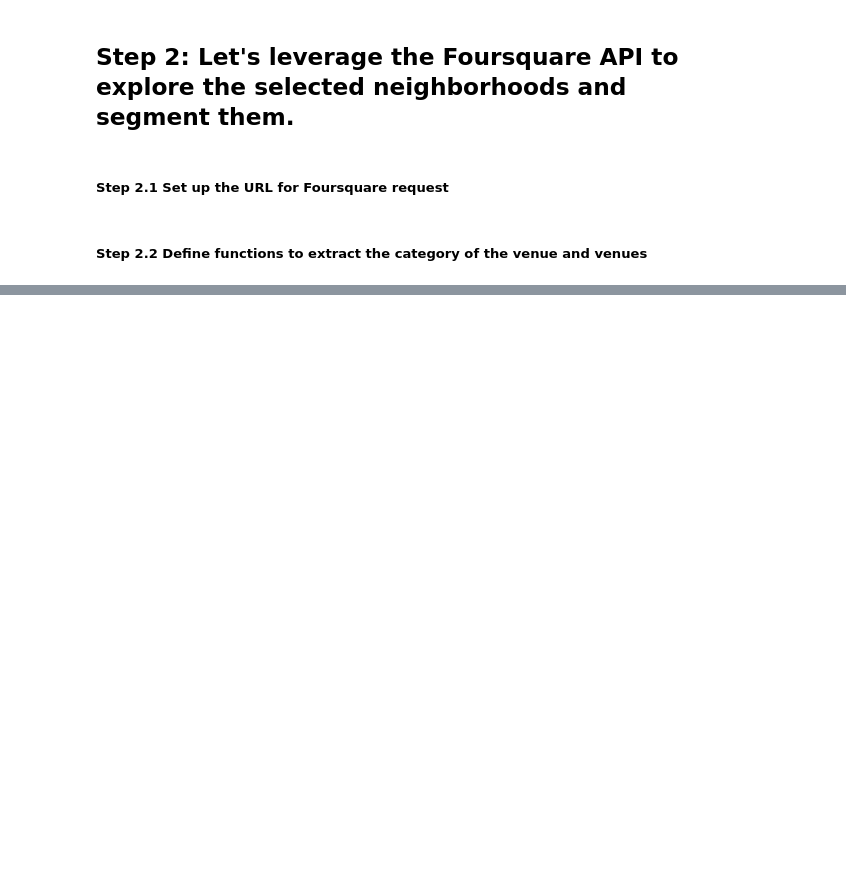
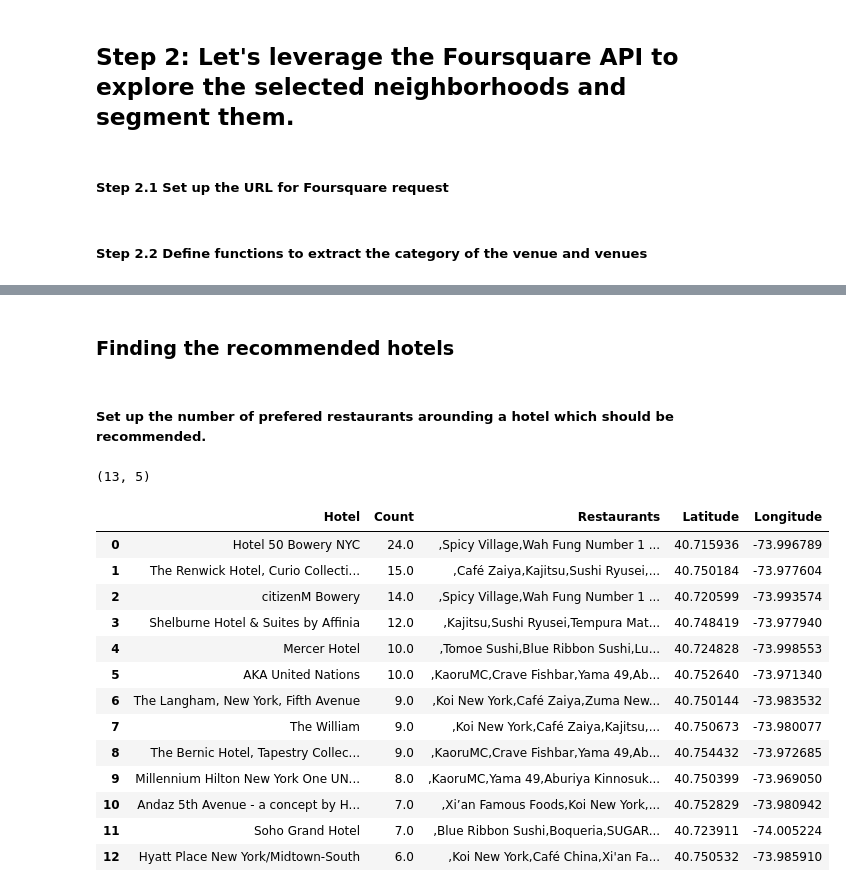
Before and after one commit to LibertyBot2019/CapStoneProject, a Jupyter notebook: Capstone_Project_Data_Mining.ipynb, the cells around one changed output, grey strips where cells are left out. Drawn from its saved outputs; the diff is of its cells as text; code cells hidden in the pictures; blank space fills up the shorter version.

```diff
--- a/Capstone_Project_Data_Mining.ipynb
+++ b/Capstone_Project_Data_Mining.ipynb
@@ -621,0 +320,60 @@ nbhs_merged.loc[nbhs_merged['Cluster Label'] == 7]
+# %% [markdown]
+### Finding the recommended hotels
+# %%
+# Caculate the distance between hotels and preferred restaurants
+# Then save restaurants within distance_m into new dataframe
+from geopy.distance import distance
+distance_m = 400
+
+dtypes = np.dtype([
+          ('Hotel', str),
+          ('Count', int),
+          ('Restaurants', str),
+          ('Latitude', float),
+          ('Longitude', float)
+          ])
+data = np.empty(0, dtype=dtypes)
+sltd_htls = pd.DataFrame(data)
+sltd_htls['Hotel'] = htl_df['Venue']
+sltd_htls.set_index('Hotel', inplace=True)
+
+
+for htl_lat, htl_lng, htl_venue in zip(htl_df['Latitude'], htl_df['Longitude'],htl_df['Venue']):
+
+    rst_venue_str = ""
+    num = 0
+    for rst_lat, rst_lng, rst_venue in zip(prfr_rsts['Latitude'], prfr_rsts['Longitude'],prfr_rsts['Venue']):
+        d = distance((htl_lat, htl_lng), (rst_lat, rst_lng)).m
+        if (d < distance_m):
+            rst_venue_str = rst_venue_str +','+rst_venue
+            num = num + 1
+
+    sltd_htls.loc[htl_venue] = [num, rst_venue_str, htl_lat, htl_lng]
+
+sltd_htls.sort_values('Count', ascending=False, inplace = True)
+sltd_htls.drop_duplicates(inplace = True)
+sltd_htls.reset_index(inplace = True)
+# %% [markdown]
+##### Set up the number of prefered restaurants arounding a hotel which should be recommended.
+# %%
+# Senario 1, if the least number is greater than  5
+least_num1 = 5
+rcmd_htls = sltd_htls[sltd_htls['Count']>least_num1]
+print(rcmd_htls.shape)
+rcmd_htls
+# %% [output]
+(13, 5)
+|  | Hotel | Count | Restaurants | Latitude | Longitude |
+| 0 | Hotel 50 Bowery NYC | 24.0 | ,Spicy Village,Wah Fung Number 1 ... | 40.715936 | -73.996789 |
+| 1 | The Renwick Hotel, Curio Collecti... | 15.0 | ,Café Zaiya,Kajitsu,Sushi Ryusei,... | 40.750184 | -73.977604 |
+| 2 | citizenM Bowery | 14.0 | ,Spicy Village,Wah Fung Number 1 ... | 40.720599 | -73.993574 |
+| 3 | Shelburne Hotel & Suites by Affinia | 12.0 | ,Kajitsu,Sushi Ryusei,Tempura Mat... | 40.748419 | -73.977940 |
+| 4 | Mercer Hotel | 10.0 | ,Tomoe Sushi,Blue Ribbon Sushi,Lu... | 40.724828 | -73.998553 |
+| 5 | AKA United Nations | 10.0 | ,KaoruMC,Crave Fishbar,Yama 49,Ab... | 40.752640 | -73.971340 |
+| 6 | The Langham, New York, Fifth Avenue | 9.0 | ,Koi New York,Café Zaiya,Zuma New... | 40.750144 | -73.983532 |
+| 7 | The William | 9.0 | ,Koi New York,Café Zaiya,Kajitsu,... | 40.750673 | -73.980077 |
+| 8 | The Bernic Hotel, Tapestry Collec... | 9.0 | ,KaoruMC,Crave Fishbar,Yama 49,Ab... | 40.754432 | -73.972685 |
+| 9 | Millennium Hilton New York One UN... | 8.0 | ,KaoruMC,Yama 49,Aburiya Kinnosuk... | 40.750399 | -73.969050 |
+| 10 | Andaz 5th Avenue - a concept by H... | 7.0 | ,Xi’an Famous Foods,Koi New York,... | 40.752829 | -73.980942 |
+| 11 | Soho Grand Hotel | 7.0 | ,Blue Ribbon Sushi,Boqueria,SUGAR... | 40.723911 | -74.005224 |
+| 12 | Hyatt Place New York/Midtown-South | 6.0 | ,Koi New York,Café China,Xi'an Fa... | 40.750532 | -73.985910 |
```
Also changed, not shown: parts of 61 cells of this notebook, 20 other files.
